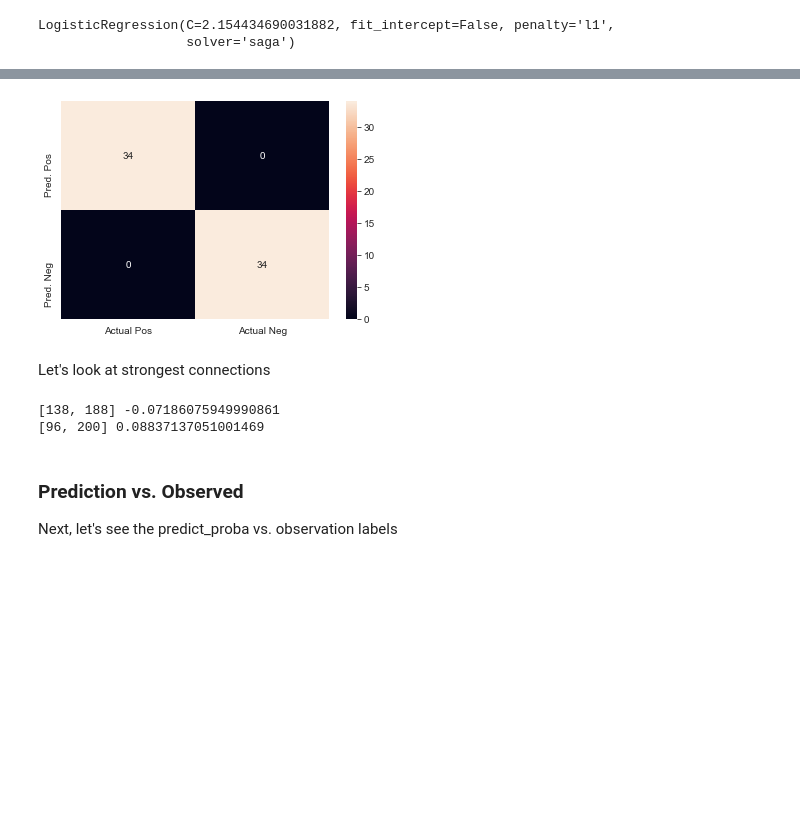
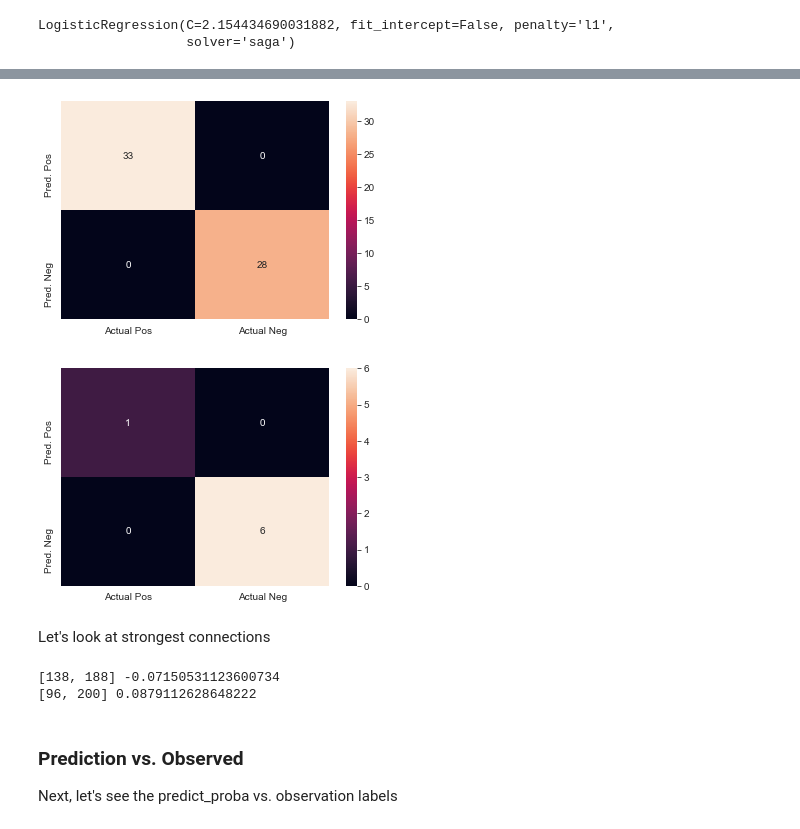
Before and after one commit to UWCCDL/RLvIBL, a Jupyter notebook: rsfMRI/gambling_rfmri.ipynb, the cells around one changed output, grey strips where cells are left out. Saved outputs shown, nothing was run; the diff lists cells and outputs as text; code cells hidden in the pictures; blank space fills up the shorter version.

Commit message:
lasso

```diff
--- a/rsfMRI/gambling_rfmri.ipynb
+++ b/rsfMRI/gambling_rfmri.ipynb
@@ -135,7 +135,7 @@ print("%0.2f accuracy with a standard deviation of %0.2f" % (scores.mean(), scor
 # %% [output]
 0.97 accuracy with a standard deviation of 0.09
 # %%
-best_lasso_model.fit(subj_censored[features], subj_censored[DV])
+best_lasso_model.fit(train_data[features], train_data[DV])
 # %% [output]
 LogisticRegression(C=2.154434690031882, fit_intercept=False, penalty='l1',
                    solver='saga')
@@ -147,7 +150,9 @@ ROC Accuracy Score for Logistic Regression:  1.0
 # %%
-plot_confusion_matrix(best_lasso_model, subj_censored, features, DV)
+plot_confusion_matrix(best_lasso_model, train_data, features, DV)
+plot_confusion_matrix(best_lasso_model, test_data, features, DV)
 # %% [output]
-[figure, old version]
+[figure, new version]
+[figure, added]
 # %%
 ### leave one out split
 #train_data, test_data = loocv_train_test_split_ith(subj_censored, 0)
@@ -173,8 +178,8 @@ for i in range(0, len(betas)):
 print(min_connID, min_beta)
 print(max_connID, max_beta)
 # %% [output]
-[138, 188] -0.07186075949990861
-[96, 200] 0.08837137051001469
+[138, 188] -0.07150531123600734
+[96, 200] 0.0879112628648222
 # %% [markdown]
 ### Prediction vs. Observed
 
```
Also changed, not shown: parts of 2 cells of this notebook.
